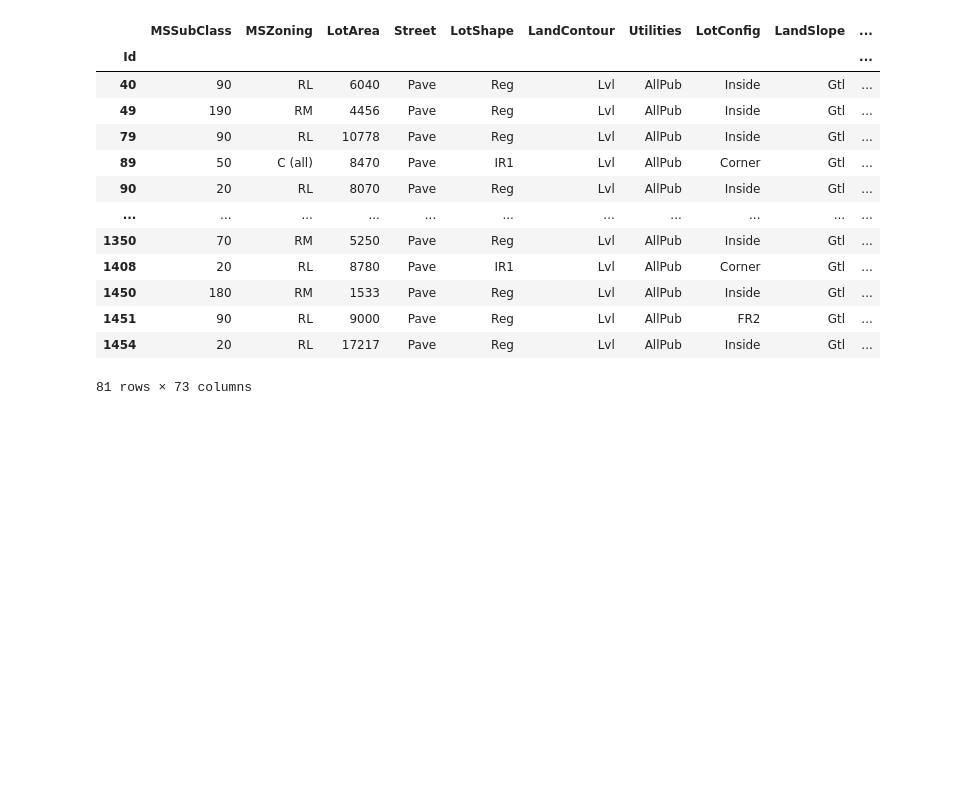
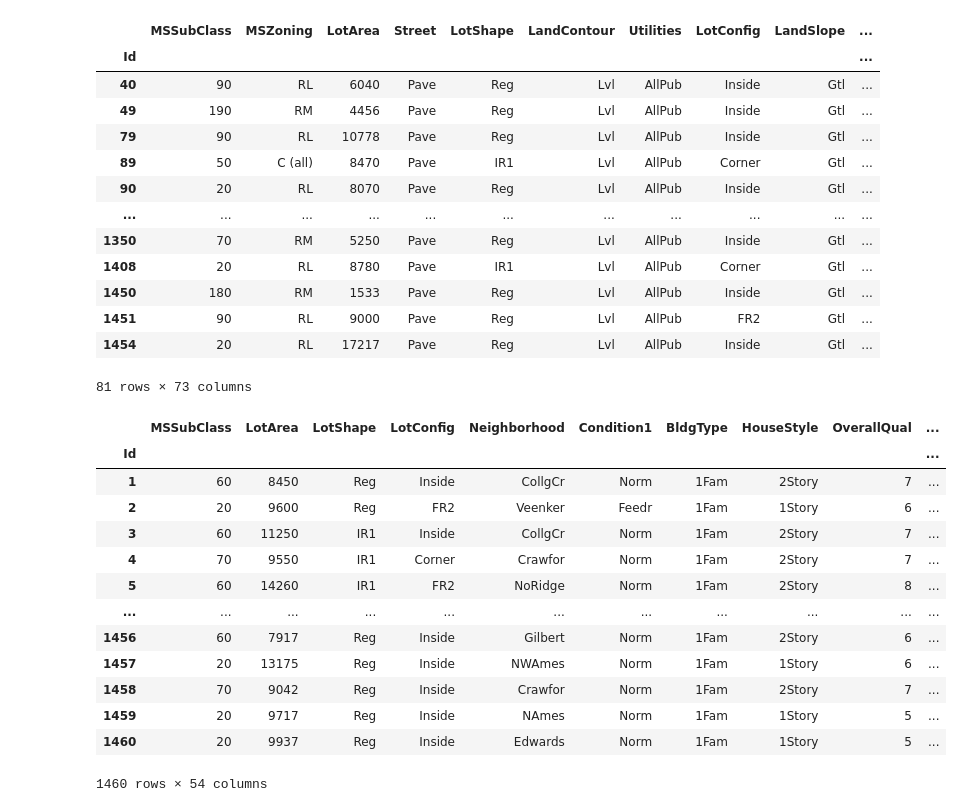
Before and after one commit to tomasnavarr0/housing-prices, a Jupyter notebook: app/playground/houses_analysis.ipynb, the cells around one changed output. Saved outputs shown, nothing was run; the diff lists cells and outputs as text; code cells hidden in the pictures; blank space fills up the shorter version.

Commit message:
finishing first part of feature engineer

```diff
--- a/app/playground/houses_analysis.ipynb
+++ b/app/playground/houses_analysis.ipynb
@@ -89,3 +89,23 @@ dataset["GarageFinish"] = dataset["GarageFinish"].fillna(dataset["YearBuilt"])
 dataset["GarageQual"] = dataset["GarageQual"].fillna("NQ")
 # %%
 dataset["GarageCond"] = dataset["GarageCond"].fillna("NQ")
+# %%
+dataset.drop(columns=["MSZoning", "Street", "LandContour", "Utilities", "LandSlope", "Condition2", "RoofMatl", "BsmtCond", "BsmtFinType2", "Heating", "CentralAir", "Electrical", "LowQualFinSF", "Functional", "GarageFinish", "GarageQual", "GarageCond", "PavedDrive", "SaleType"], inplace=True)
+# %%
+dataset["TotalBsmtSF"] = dataset["TotalBsmtSF"]-dataset["BsmtUnfSF"]
+dataset
+# %% [output]
+|  | MSSubClass | LotArea | LotShape | LotConfig | Neighborhood | Condition1 | BldgType | HouseStyle | OverallQual | ... |
+| Id |  |  |  |  |  |  |  |  |  | ... |
+| 1 | 60 | 8450 | Reg | Inside | CollgCr | Norm | 1Fam | 2Story | 7 | ... |
+| 2 | 20 | 9600 | Reg | FR2 | Veenker | Feedr | 1Fam | 1Story | 6 | ... |
+| 3 | 60 | 11250 | IR1 | Inside | CollgCr | Norm | 1Fam | 2Story | 7 | ... |
+| 4 | 70 | 9550 | IR1 | Corner | Crawfor | Norm | 1Fam | 2Story | 7 | ... |
+| 5 | 60 | 14260 | IR1 | FR2 | NoRidge | Norm | 1Fam | 2Story | 8 | ... |
+| ... | ... | ... | ... | ... | ... | ... | ... | ... | ... | ... |
+| 1456 | 60 | 7917 | Reg | Inside | Gilbert | Norm | 1Fam | 2Story | 6 | ... |
+| 1457 | 20 | 13175 | Reg | Inside | NWAmes | Norm | 1Fam | 1Story | 6 | ... |
+| 1458 | 70 | 9042 | Reg | Inside | Crawfor | Norm | 1Fam | 2Story | 7 | ... |
+| 1459 | 20 | 9717 | Reg | Inside | NAmes | Norm | 1Fam | 1Story | 5 | ... |
+| 1460 | 20 | 9937 | Reg | Inside | Edwards | Norm | 1Fam | 1Story | 5 | ... |
+1460 rows × 54 columns
```
Also changed, not shown: parts of 11 cells of this notebook.
